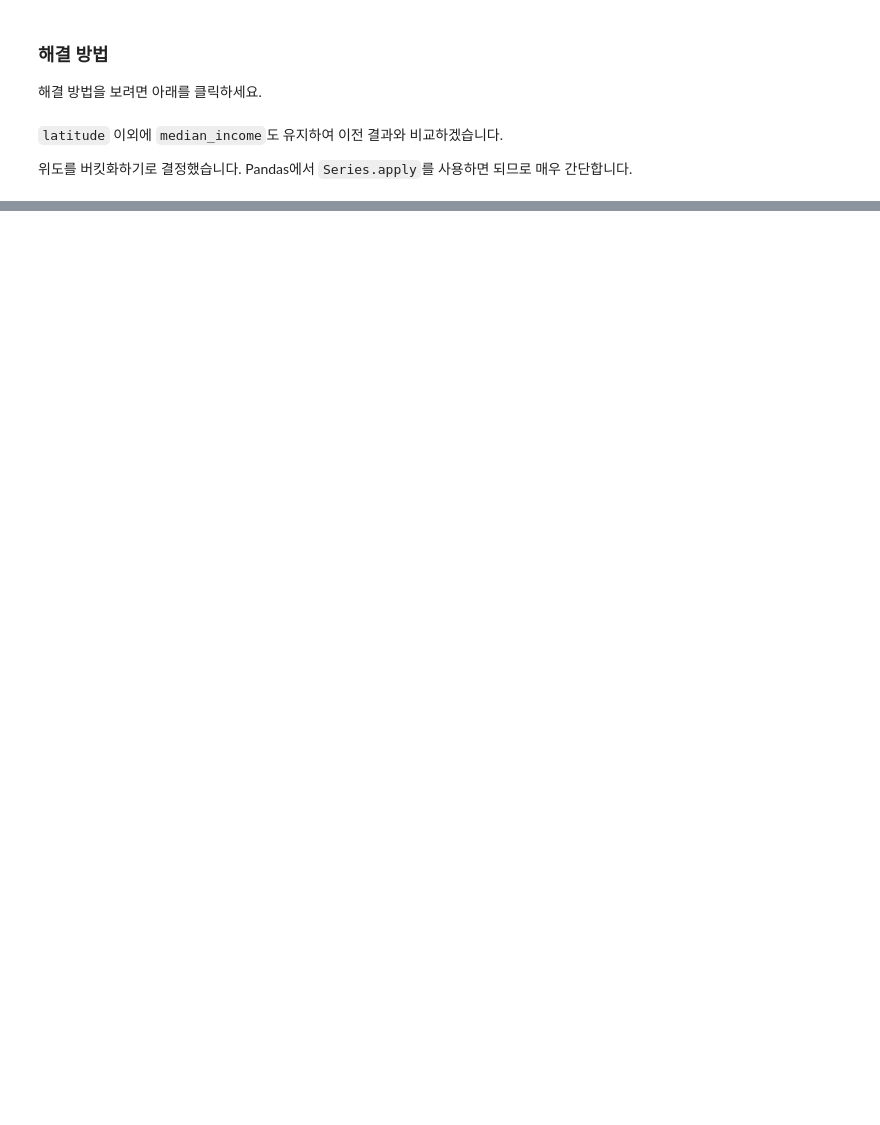
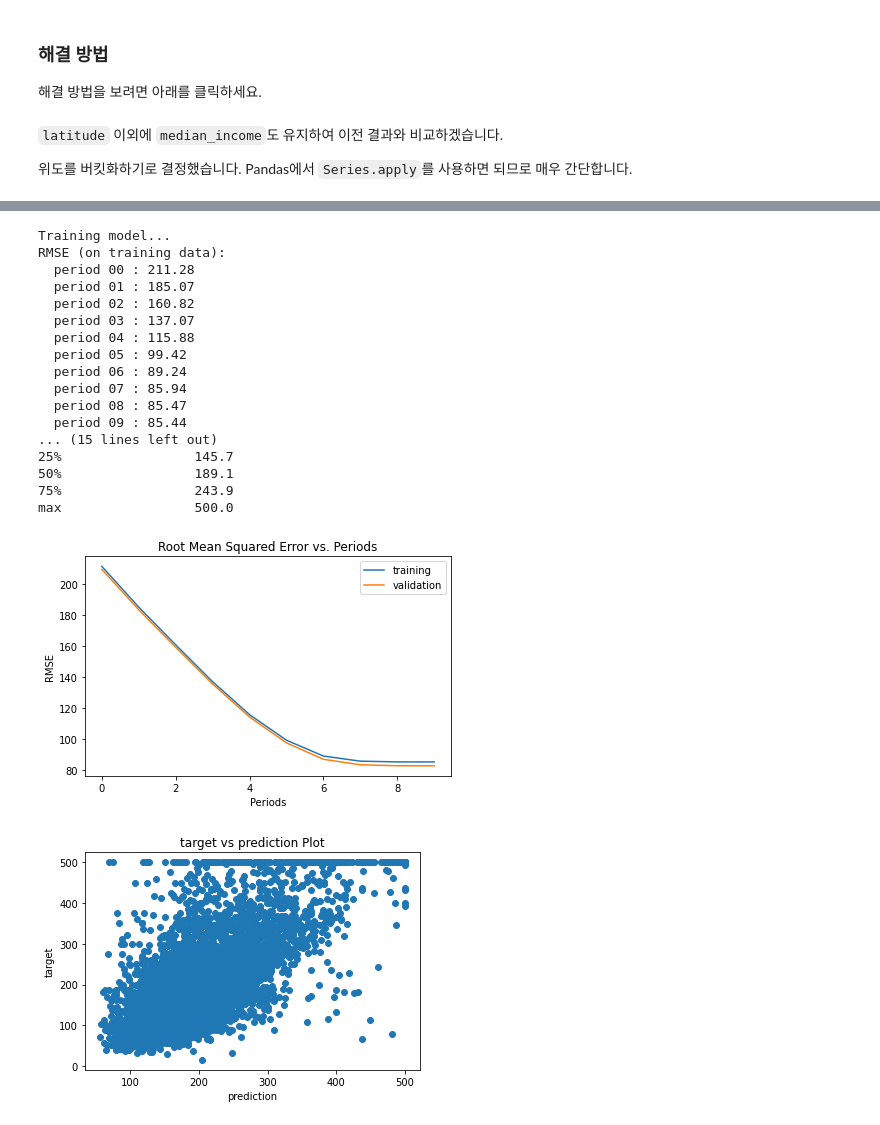
Before and after one commit to MinG822/Google-ML-Guide, a Jupyter notebook: feature_sets.ipynb, the cells around one changed output, grey strips where cells are left out. Drawn from its saved outputs; the diff is of its cells as text; code cells hidden in the pictures; blank space fills up the shorter version.

```diff
--- a/feature_sets.ipynb
+++ b/feature_sets.ipynb
@@ -346,3 +596,7 @@ plt.scatter(training_examples["latitude"], training_targets["median_house_value"
  `latitude` 이외에 `median_income`도 유지하여 이전 결과와 비교하겠습니다.
 
 위도를 버킷화하기로 결정했습니다. Pandas에서 `Series.apply`를 사용하면 되므로 매우 간단합니다.
+# %%
+LATITUDE_RANGES = zip(range(32, 41), range(33, 42))
+for r in LATITUDE_RANGES:
+  print(r)
@@ -349,9 +613,11 @@ plt.scatter(training_examples["latitude"], training_targets["median_house_value"
 # %%
-LATITUDE_RANGES = zip(range(32, 44), range(33, 45))
+LATITUDE_RANGES = zip(range(36, 39), range(37, 40))
 
 def select_and_transform_features(source_df):
   selected_examples = pd.DataFrame()
+  # selected_examples = source_df[["median_income", "rooms_per_person"]].copy()
   selected_examples["median_income"] = source_df["median_income"]
+  selected_examples["rooms_per_person"] = source_df["rooms_per_person"]
   for r in LATITUDE_RANGES:
     selected_examples["latitude_%d_to_%d" % r] = source_df["latitude"].apply(
       lambda l: 1.0 if l >= r[0] and l < r[1] else 0.0)
@@ -359,3 +625,10 @@ def select_and_transform_features(source_df):
 
 selected_training_examples = select_and_transform_features(training_examples)
 selected_validation_examples = select_and_transform_features(validation_examples)
+selected_validation_examples["latitude_36_to_37"] = validation_examples["latitude"].apply(
+      lambda l: 1.0 if l >= 36 and l < 37 else 0.0)
+selected_validation_examples["latitude_37_to_38"] = validation_examples["latitude"].apply(
+      lambda l: 1.0 if l >= 37 and l < 38 else 0.0)
+selected_validation_examples["latitude_38_to_39"] = validation_examples["latitude"].apply(
+      lambda l: 1.0 if l >= 38 and l < 39 else 0.0)
+selected_validation_examples
@@ -362,9 +667,32 @@ selected_validation_examples = select_and_transform_features(validation_examples
 # %%
-_ = train_model(
-    learning_rate=0.01,
-    steps=500,
-    batch_size=5,
+
+linear_regressor = train_model(
+    learning_rate=0.03,
+    steps=400,
+    batch_size=10,
     training_examples=selected_training_examples,
     training_targets=training_targets,
     validation_examples=selected_validation_examples,
-    validation_targets=validation_targets)
+    validation_targets=validation_targets,
+    coordinates = validation_examples[['latitude', 'longitude']]
+    )
+# %% [output]
+Training model...
+RMSE (on training data):
+  period 00 : 211.28
+  period 01 : 185.07
+  period 02 : 160.82
+  period 03 : 137.07
+  period 04 : 115.88
+  period 05 : 99.42
+  period 06 : 89.24
+  period 07 : 85.94
+  period 08 : 85.47
+  period 09 : 85.44
+... (15 lines left out)
+25%                 145.7
+50%                 189.1
+75%                 243.9
+max                 500.0
+[figure, added]
+[figure, added]
```
Also changed, not shown: parts of 16 cells of this notebook.
